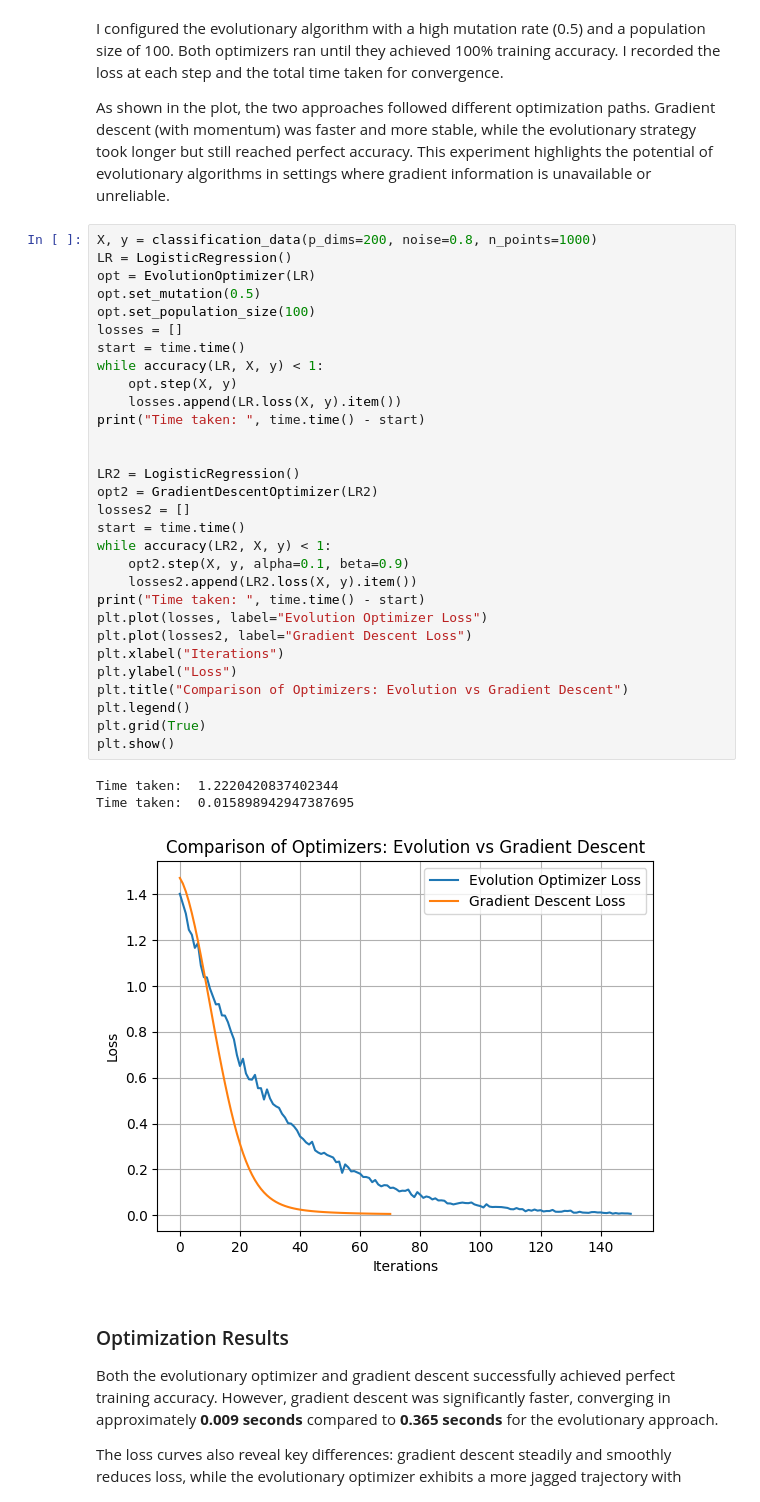
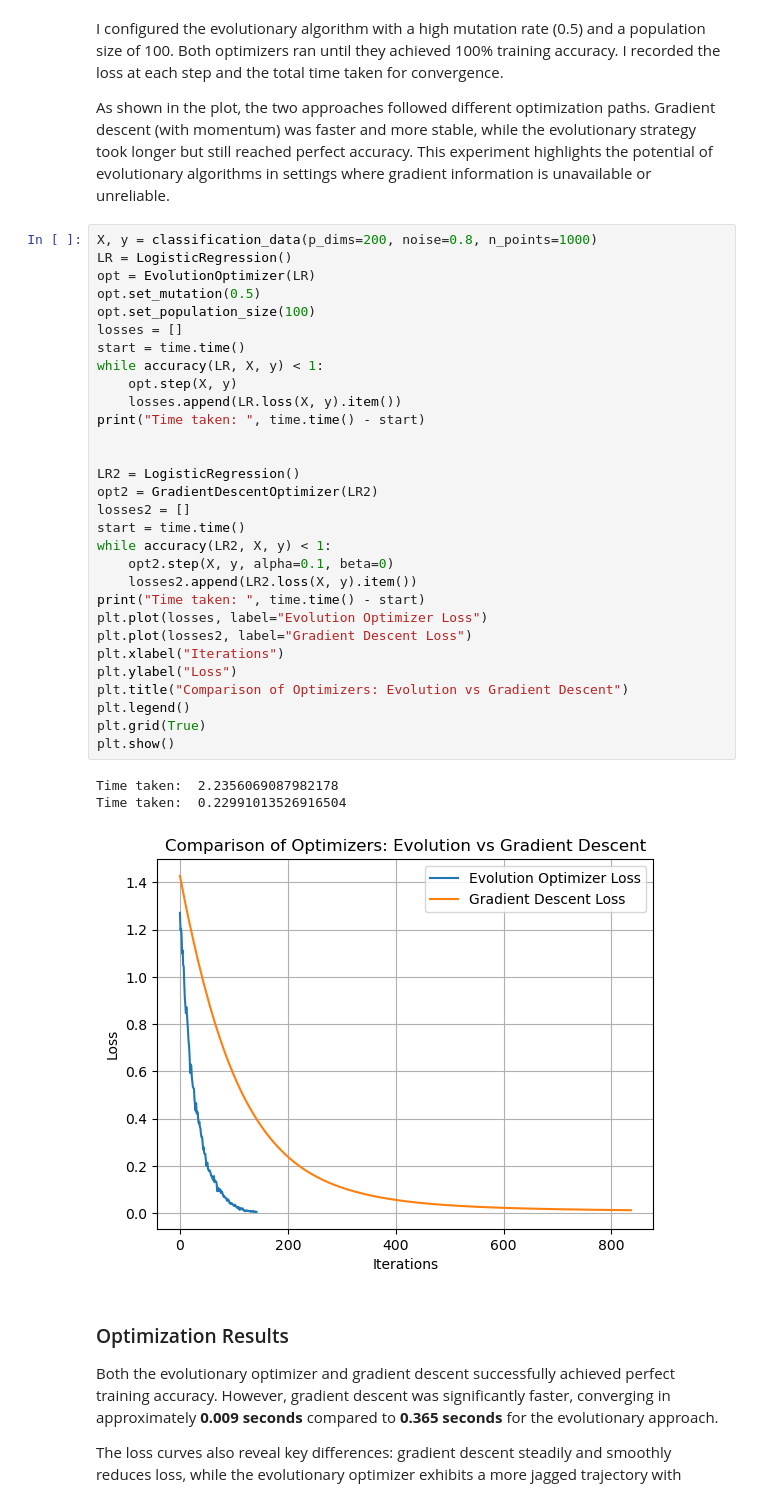
Before and after one commit to yahyarahhawi/yahyarahhawi.github.io, a Jupyter notebook: posts/Implementing-logistic-regression/SGD.ipynb, the cells around one changed output. Cells and saved outputs as stored; diff of their text form.

```diff
--- a/posts/Implementing-logistic-regression/SGD.ipynb
+++ b/posts/Implementing-logistic-regression/SGD.ipynb
@@ -278,37 +303,37 @@ As shown in the plot, the two approaches followed different optimization paths.
 # %%
 X, y = classification_data(p_dims=200, noise=0.8, n_points=1000)
 LR = LogisticRegression()
 opt = EvolutionOptimizer(LR)
 opt.set_mutation(0.5)
 opt.set_population_size(100)
 losses = []
 start = time.time()
 while accuracy(LR, X, y) < 1:
     opt.step(X, y)
     losses.append(LR.loss(X, y).item())
 print("Time taken: ", time.time() - start)
 
 
 LR2 = LogisticRegression()
 opt2 = GradientDescentOptimizer(LR2)
 losses2 = []
 start = time.time()
 while accuracy(LR2, X, y) < 1:
-    opt2.step(X, y, alpha=0.1, beta=0.9)
+    opt2.step(X, y, alpha=0.1, beta=0)
     losses2.append(LR2.loss(X, y).item())
 print("Time taken: ", time.time() - start)
 plt.plot(losses, label="Evolution Optimizer Loss")
 plt.plot(losses2, label="Gradient Descent Loss")
 plt.xlabel("Iterations")
 plt.ylabel("Loss")
 plt.title("Comparison of Optimizers: Evolution vs Gradient Descent")
 plt.legend()
 plt.grid(True)
 plt.show()
 # %% [output]
-Time taken:  1.2220420837402344
-Time taken:  0.015898942947387695
+Time taken:  2.2356069087982178
+Time taken:  0.22991013526916504
-[figure, old version]
+[figure, new version]
 # %% [markdown]
 ### Optimization Results
 
```
Also changed, not shown: parts of 10 cells of this notebook, 12 other files.
